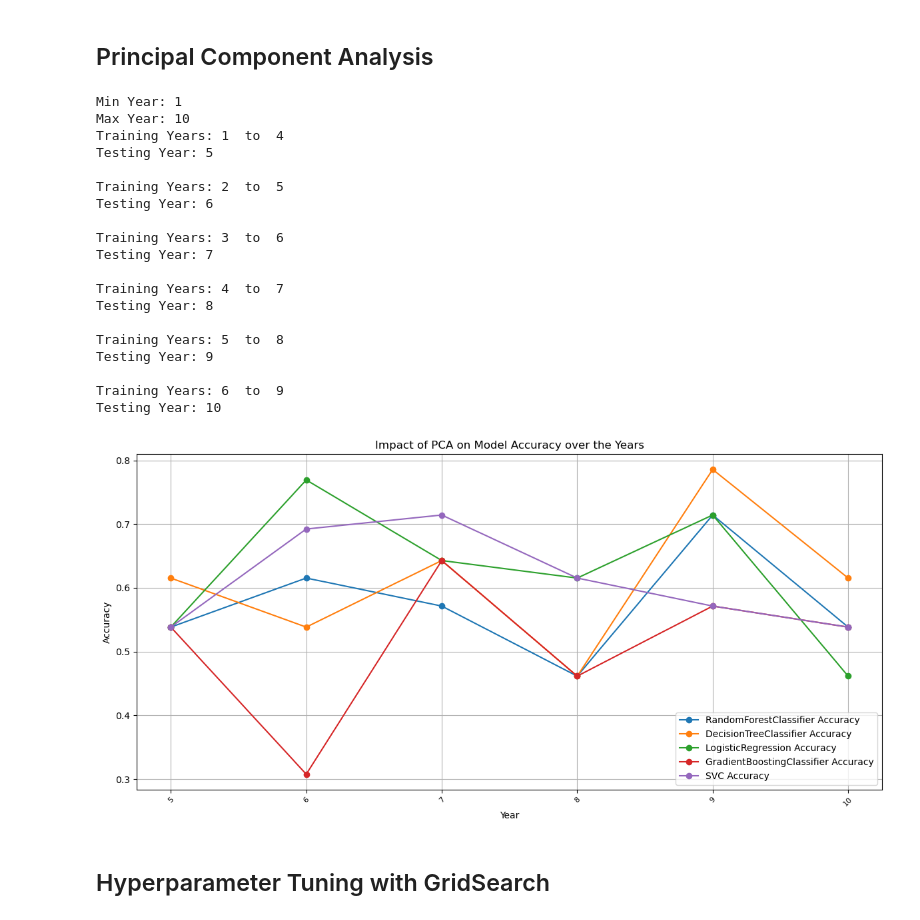
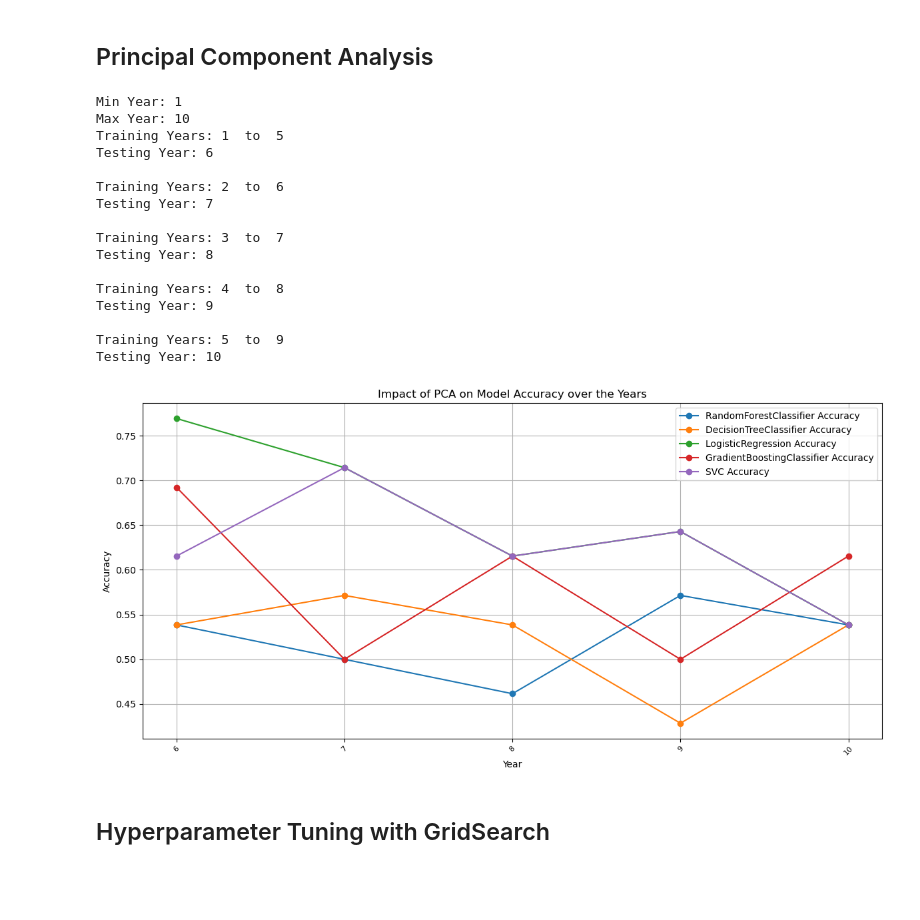
Before and after one commit to malu1608/AC, a Jupyter notebook: main.ipynb, the cells around one changed output. Saved outputs shown, nothing was run; the diff lists cells and outputs as text; code cells hidden in the pictures; blank space fills up the shorter version.

```diff
--- a/main.ipynb
+++ b/main.ipynb
@@ -445,6 +455,7 @@ Testing Year: 10
 # %%
 import matplotlib.pyplot as plt
 from sklearn.metrics import roc_auc_score
+from sklearn.metrics import f1_score
 
 models = [
     LogisticRegression(random_state=42),
@@ -455,17 +466,18 @@ models = [
 
 accuracies = {model.__class__.__name__: [] for model in models}
 roc_auc_scores = {model.__class__.__name__: [] for model in models}
+f1_scores = {model.__class__.__name__: [] for model in models}
 
 for split,test_year in zip(splits, test_years):
-    #print(split)
     X_train, X_test, y_train, y_test = split
-    #print(y_test)
+
     for model in models:
         model_name = model.__class__.__name__
 
         model.fit(X_train, y_train)
         predictions = model.predict(X_test)
 
+        # Accuracy
         accuracy = accuracy_score(y_test, predictions)
         accuracies[model_name].append(accuracy)
 
@@ -479,11 +491,20 @@ for split,test_year in zip(splits, test_years):
         roc_auc = roc_auc_score(y_test, y_scores)
         roc_auc_scores[model_name].append(roc_auc)
 
+        # F1 score
+        f1_sc= f1_score(y_test, predictions)
+        f1_scores[model_name].append(f1_sc)
 
-plt.figure(figsize=(10, 6))  # Defina o tamanho do gráfico
+
+plt.figure(figsize=(10, 6))
 
 for model_name, accuracy_list in accuracies.items():
     plt.plot(test_years, accuracy_list, marker='o', label=model_name)
+    print(model_name,accuracy_list)
+    mean = sum(accuracy_list)/len(accuracy_list)
+    print("Mean: ", mean)
+    standard_deviation = np.std(accuracy_list)
+    print("Standard Deviation:", standard_deviation)
 
 plt.title('Accuracy over the Years')
 plt.xlabel('Year')
@@ -500,6 +536,11 @@ plt.figure(figsize=(10, 6))
 # Plot the ROC AUC scores for all models
 for model_name, roc_auc_list in roc_auc_scores.items():
     plt.plot(test_years, roc_auc_list, marker='o', label=f'{model_name} ROC AUC Score')
+    mean = sum(roc_auc_list)/len(roc_auc_list)
+    print(model_name,roc_auc_list)
+    print("Mean: ", mean)
+    standard_deviation = np.std(roc_auc_list)
+    print("Standard Deviation:", standard_deviation)
 
 plt.title('ROC AUC Score for Models over the Years')
 plt.xlabel('Year')
@@ -512 +568,19 @@ plt.show()
 [figure]
+# %%
+plt.figure(figsize=(10, 6))  # Define the size of the graph
+
+for model_name, f1_list in f1_scores.items():
+    plt.plot(test_years, f1_list, marker='o', label=model_name)
+    mean = sum(f1_list)/len(f1_list)
+    print(model_name,f1_list)
+    print("Mean: ", mean)
+    standard_deviation = np.std(f1_list)
+    print("Standard Deviation:", standard_deviation)
+
+plt.title('F1 Score over the Years')
+plt.xlabel('Year')
+plt.ylabel('F1 Score')
+plt.xticks(test_years)
+plt.legend()
+plt.grid(True)
+plt.show()
@@ -514,7 +605,7 @@ plt.show()
 ## Principal Component Analysis
 # %%
 
-window_size = 4
+window_size = 5
 target_column = 'playoff'
 #teams = pd.get_dummies(teams, columns=['tmID'])
 
@@ -536,42 +627,39 @@ for X_train, X_test, y_train, y_test in splits:
         accuracies[model_name].append(accuracy)
 
 
 plt.figure(figsize=(12, 6))
 
 for model_name, accuracy_list in accuracies.items():
     formatted_years = [f"{year}" for year in test_years]
     plt.plot(formatted_years, accuracy_list, marker='o', label=f'{model_name} Accuracy')
 
 plt.title('Impact of PCA on Model Accuracy over the Years')
 plt.xlabel('Year')
 plt.ylabel('Accuracy')
 plt.xticks(rotation=45, fontsize=8)
 plt.legend()
 plt.grid(True)
 plt.tight_layout()
 
 plt.show()
 # %% [output]
 Min Year: 1
 Max Year: 10
-Training Years: 1  to  4
-Testing Year: 5
-
-Training Years: 2  to  5
+Training Years: 1  to  5
 Testing Year: 6
 
-Training Years: 3  to  6
+Training Years: 2  to  6
 Testing Year: 7
 
-Training Years: 4  to  7
+Training Years: 3  to  7
 Testing Year: 8
 
-Training Years: 5  to  8
+Training Years: 4  to  8
 Testing Year: 9
 
-Training Years: 6  to  9
+Training Years: 5  to  9
 Testing Year: 10
-[figure, old version]
+[figure, new version]
 # %% [markdown]
 ## Hyperparameter Tuning with GridSearch
 # %%
```
Also changed, not shown: parts of 28 cells of this notebook.
